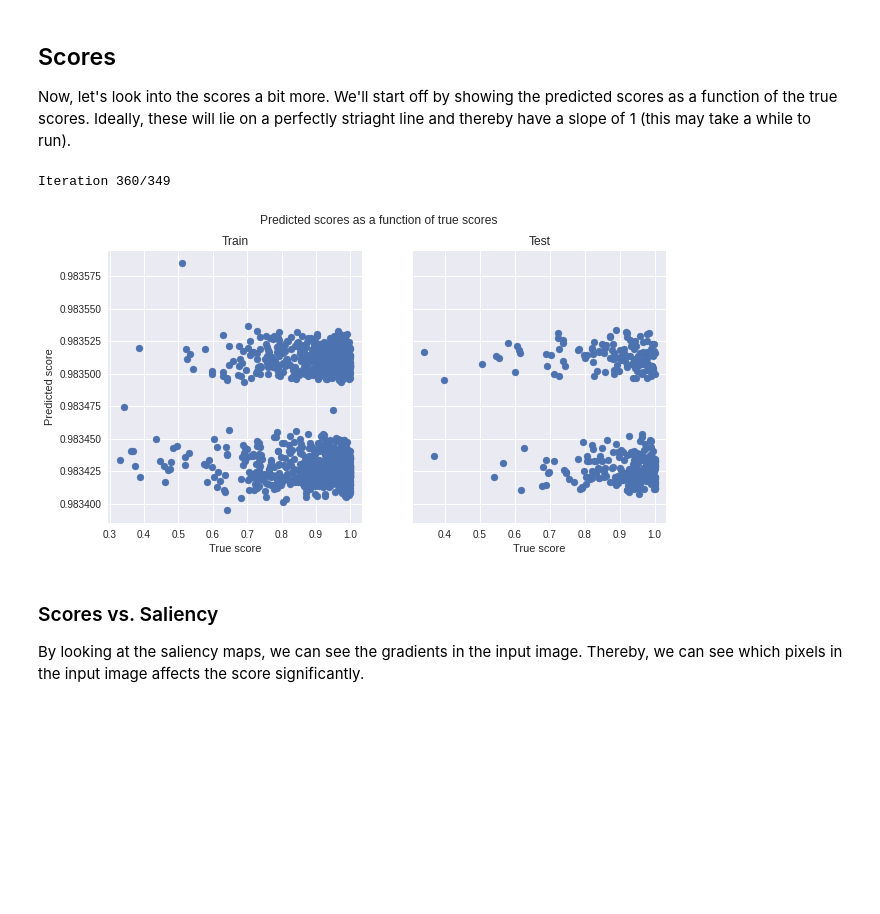
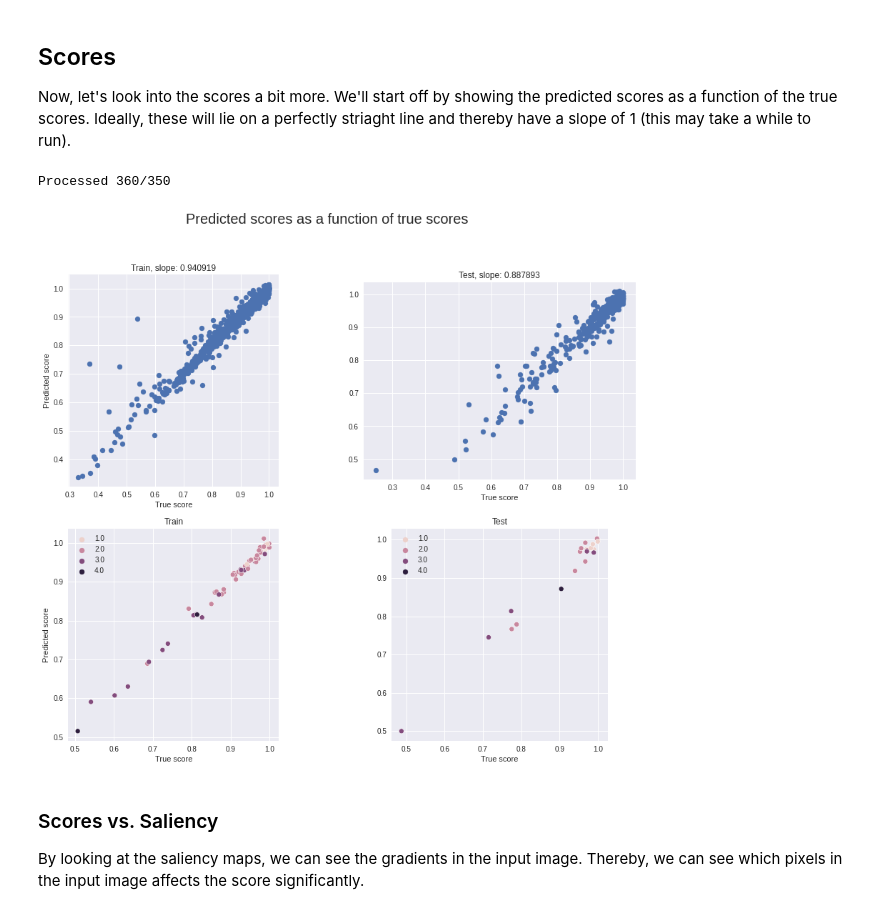
Before and after one commit to ditteblom/OrtKirProject, a Jupyter notebook: analysis.ipynb, the cells around one changed output. Cells and saved outputs as stored; diff of their text form; code cells hidden in the pictures; blank space fills up the shorter version.

```diff
--- a/analysis.ipynb
+++ b/analysis.ipynb
@@ -116,41 +112,59 @@ Now, let's look into the scores a bit more. We'll start off by showing the predi
 # %%
 preds_train_all = []
 scores_train_all = []
-for k, (images, score) in enumerate(train_loader):
+assess_train_all = []
+for k, (images, score, assess) in enumerate(train_loader):
     print('Processed {:d}/{:d}'.format((k+1)*batch_size,len(train_loader.dataset)))
     scores_train_all += score.tolist()
+    assess_train_all += assess.tolist()
     preds = model(images)
     preds_train_all += preds.detach().tolist()
     clear_output(wait=True)
 
 preds_test_all = []
 scores_test_all = []
-for k, (images, score) in enumerate(test_loader):
+assess_test_all = []
+for k, (images, score, assess) in enumerate(test_loader):
     print('Processed {:d}/{:d}'.format((k+1)*batch_size,len(test_loader.dataset)))
     scores_test_all += score.tolist()
+    assess_test_all += assess.tolist()
     preds = model(images)
     preds_test_all += preds.detach().tolist()
     clear_output(wait=True)
 
 # convert back from log-scale
 #scores_train_all = 1-np.exp(scores_train_all)+eps
-preds_train_all = 1-np.exp(preds_train_all)+eps
+#preds_train_all = 1-np.exp(preds_train_all)+eps
 #scores_test_all = 1-np.exp(scores_test_all)+eps
-preds_test_all = 1-np.exp(preds_test_all)+eps
+#preds_test_all = 1-np.exp(preds_test_all)+eps
 # %% [output]
-Iteration 360/349
+Processed 360/350
-# %%
-fig, axs = plt.subplots(1,2, figsize = (10,5), sharey = True)
-
-fig.suptitle('Predicted scores as a function of true scores')
-axs[0].scatter(scores_train_all, preds_train_all)
-axs[0].set(title = 'Train', xlabel = 'True score', ylabel = 'Predicted score')
-axs[1].scatter(scores_test_all, preds_test_all)
-axs[1].set(title = 'Test', xlabel = 'True score')
-
-plt.show()
-# %% [output]
-[figure, removed]
+# %%
+import seaborn as sns
+from scipy.stats import linregress
+
+scores_train_all = np.array(scores_train_all)
+preds_train_all = np.array(preds_train_all).squeeze()
+assess_train_all = np.array(assess_train_all)
+scores_test_all = np.array(scores_test_all)
+preds_test_all = np.array(preds_test_all).squeeze()
+assess_test_all = np.array(assess_test_all)
+
+fig, axs = plt.subplots(2,2, figsize = (15,12))
+
+fig.suptitle('Predicted scores as a function of true scores', fontsize = 20)
+axs[0,0].scatter(x = scores_train_all, y = preds_train_all)
+axs[0,0].set(title = 'Train, slope: {:1f}'.format(linregress(scores_train_all, preds_train_all).slope), xlabel = 'True score', ylabel = 'Predicted score', aspect = 'equal')
+axs[0,1].scatter(x = scores_test_all, y = preds_test_all)
+axs[0,1].set(title = 'Test, slope: {:1f}'.format(linregress(scores_test_all, preds_test_all).slope), xlabel = 'True score', aspect = 'equal')
+sns.scatterplot(x = scores_train_all, y = preds_train_all, hue = assess_train_all, ax = axs[1,0])
+axs[1,0].set(title = 'Train', xlabel = 'True score', ylabel = 'Predicted score', aspect = 'equal')
+sns.scatterplot(x = scores_test_all, y = preds_test_all, hue = assess_test_all, ax = axs[1,1])
+axs[1,1].set(title = 'Test', xlabel = 'True score', aspect = 'equal')
+
+plt.show()
+# %% [output]
+[figure, added]
 # %% [markdown]
 ### Scores vs. Saliency
 
```
Also changed, not shown: parts of 8 cells of this notebook, 6 other files.
